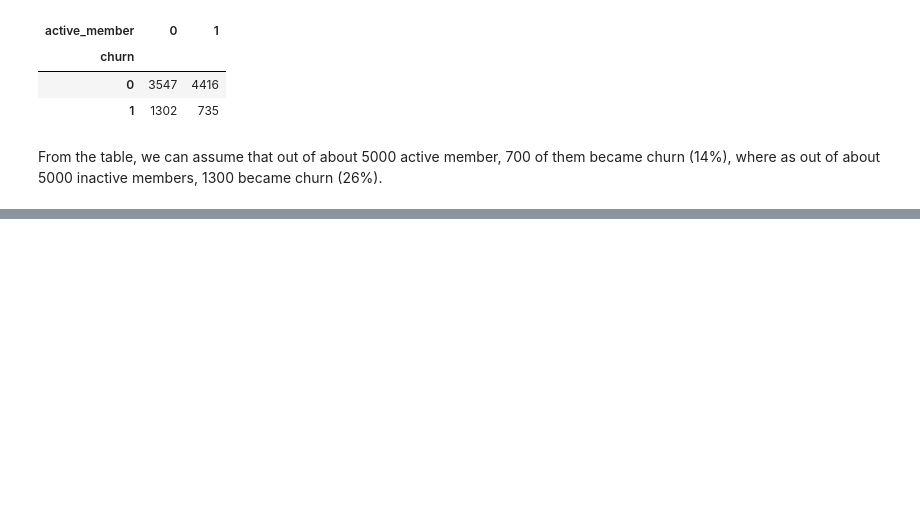
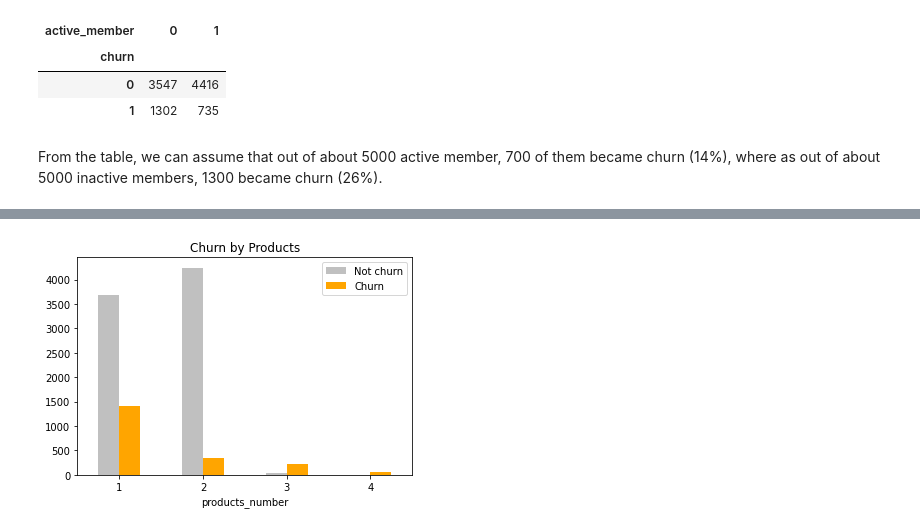
Before and after one commit to victoria-se/customer-churn, a Jupyter notebook: end-to-end-customer-churn-classification.ipynb, the cells around one changed output, grey strips where cells are left out. Cells and saved outputs as stored; diff of their text form; code cells hidden in the pictures; blank space fills up the shorter version.

```diff
--- a/end-to-end-customer-churn-classification.ipynb
+++ b/end-to-end-customer-churn-classification.ipynb
@@ -131,0 +195,7 @@ This plot shows that among churn customers, there are inactive members as twice
+# %%
+pd.crosstab(df.churn, df.products_number).T.plot.bar(color=['silver', 'orange'],
+                                                    title="Churn by Products")
+plt.xticks(rotation=0)
+plt.legend(["Not churn", "Churn"]);
+# %% [output]
+[figure, added]
```
Also changed, not shown: parts of 19 cells of this notebook.
